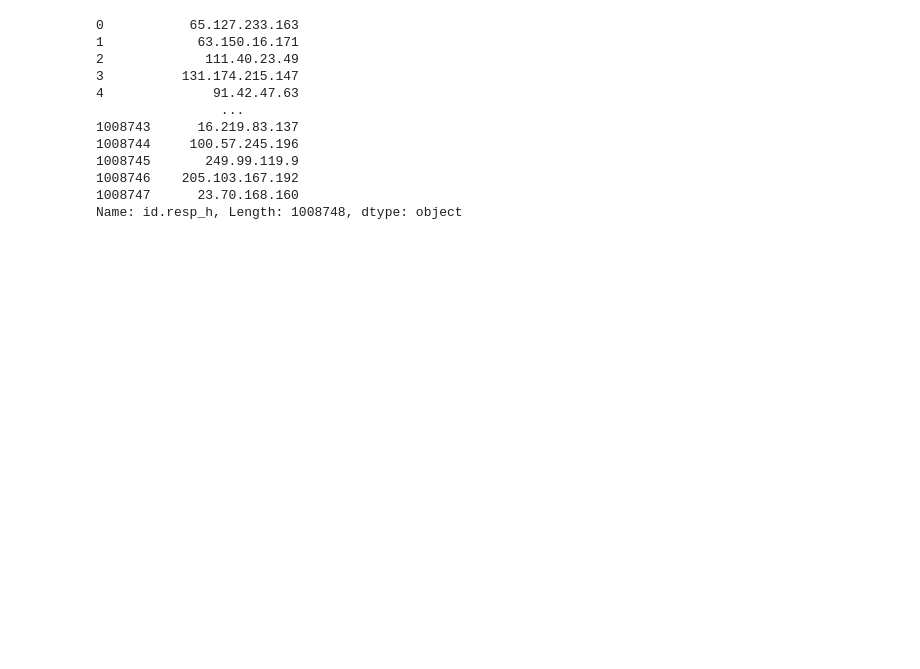
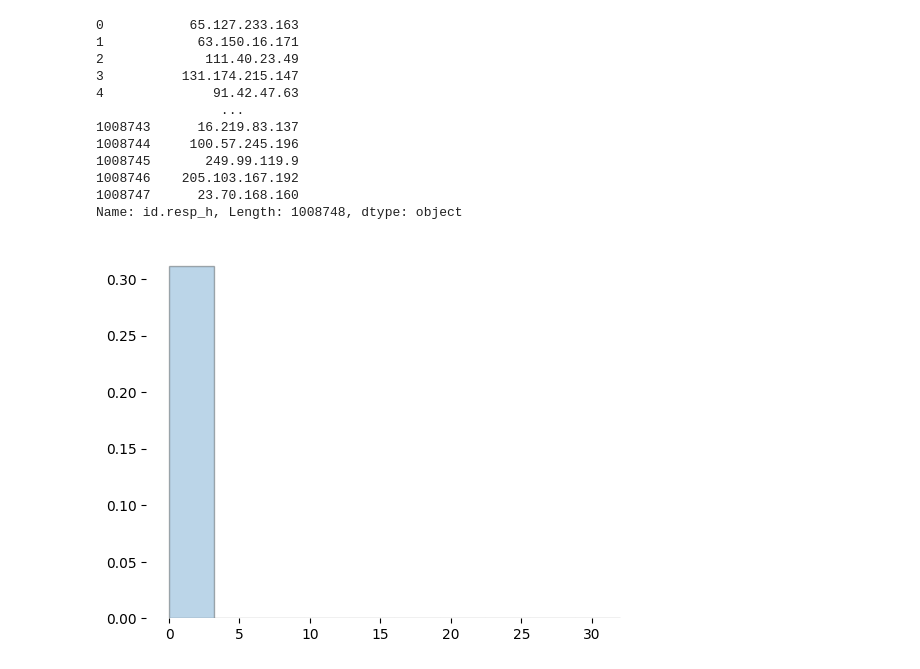
Before and after one commit to Neimhin/msc, a Jupyter notebook: data-visualisation/ctu.ipynb, the cells around one changed output. Saved outputs shown, nothing was run; the diff lists cells and outputs as text; code cells hidden in the pictures; blank space fills up the shorter version.

```diff
--- a/data-visualisation/ctu.ipynb
+++ b/data-visualisation/ctu.ipynb
@@ -145,3 +166,13 @@ len id.resp_h 597107
 1008746    205.103.167.192
 1008747      23.70.168.160
 Name: id.resp_h, Length: 1008748, dtype: object
+# %%
+df = df1.sample(frac=0.001)
+column = "resp_pkts"
+numeric_m = df[column] != "-"
+c = df[numeric_m][column]
+print(c)
+plt.hist(c, bins=10, alpha=0.3, edgecolor=(0,0,0,0),density=True)
+plt.show()
+# %% [output]
+[figure, added]
```
Also changed, not shown: parts of 3 cells of this notebook, 5 other files.
